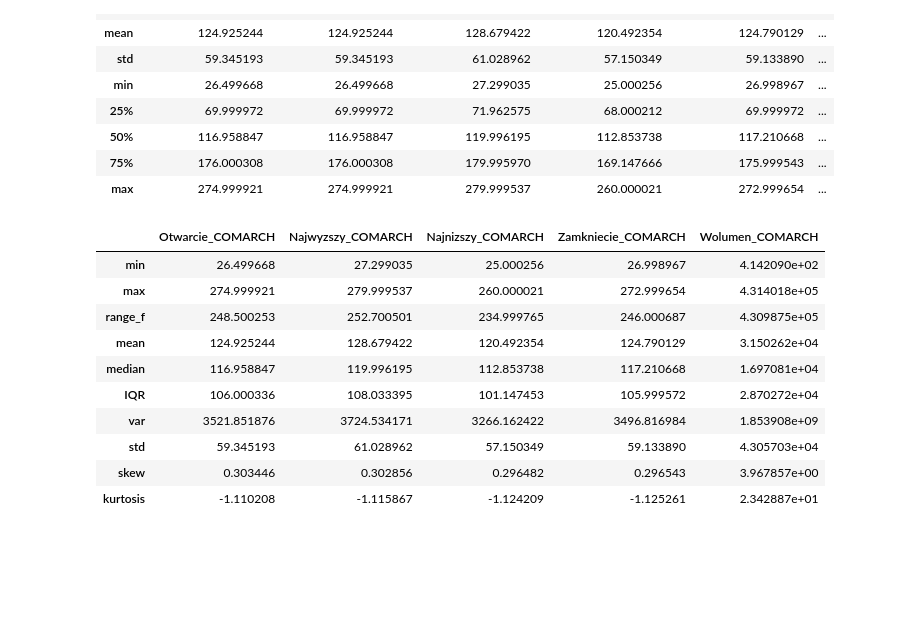
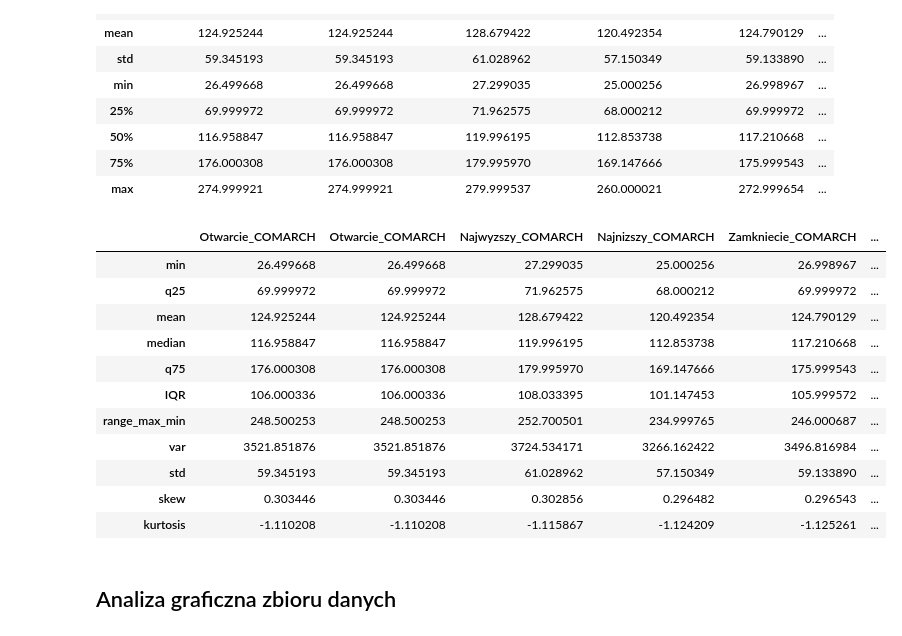
Before and after one commit to andkoc001/statistical-modeling, a Jupyter notebook: project.ipynb, the cells around one changed output. Saved outputs shown, nothing was run; the diff lists cells and outputs as text; code cells hidden in the pictures; blank space fills up the shorter version.

```diff
--- a/project.ipynb
+++ b/project.ipynb
@@ -103,8 +109,8 @@ ___
 ## Statystyka opisowa
 ### Dla spółki Comarch
 # %%
-merged_df[["Otwarcie_COMARCH", "Otwarcie_COMARCH", "Najwyzszy_COMARCH", "Najnizszy_COMARCH", "Zamkniecie_COMARCH",
-"Wolumen_COMARCH"]].describe()
+comarch_cols = ["Otwarcie_COMARCH", "Otwarcie_COMARCH", "Najwyzszy_COMARCH", "Najnizszy_COMARCH", "Zamkniecie_COMARCH", "Wolumen_COMARCH"]
+merged_df[comarch_cols].describe()
 # %% [output]
 |  | Otwarcie_COMARCH | Otwarcie_COMARCH | Najwyzszy_COMARCH | Najnizszy_COMARCH | Zamkniecie_COMARCH | ... |
 | count | 1094.000000 | 1094.000000 | 1094.000000 | 1094.000000 | 1094.000000 | ... |
@@ -117,34 +123,35 @@ merged_df[["Otwarcie_COMARCH", "Otwarcie_COMARCH", "Najwyzszy_COMARCH", "Najnizs
 | max | 274.999921 | 274.999921 | 279.999537 | 260.000021 | 272.999654 | ... |
 # %%
 # własna funkcja do obliczania inter quartile range (IQR)
+def q25(column):
+    return column.quantile(0.25)
+
+def q75(column):
+    return column.quantile(0.75)
+
 def IQR(column):
     q25, q75 = column.quantile([0.25, 0.75])
     return q75-q25
 
 # własna funkcja do obliczania zakresu
-def range_f(column):
+def range_max_min(column):
     return column.max() - column.min()
 
-charakterystyka = ["min", "max", range_f, "mean", "median", IQR, "var", "std", "skew", "kurtosis"]
+charakterystyka = ["min", q25, "mean", "median", q75, IQR, range_max_min, "var", "std", "skew", "kurtosis"]
 # %%
-merged_df.agg(
-    {
-    "Otwarcie_COMARCH": charakterystyka,
-    "Otwarcie_COMARCH": charakterystyka,
-    "Najwyzszy_COMARCH": charakterystyka,
-    "Najnizszy_COMARCH": charakterystyka,
-    "Zamkniecie_COMARCH": charakterystyka,
-    "Wolumen_COMARCH": charakterystyka,
-    })
+merged_df[comarch_cols].agg(charakterystyka)
 # %% [output]
-|  | Otwarcie_COMARCH | Najwyzszy_COMARCH | Najnizszy_COMARCH | Zamkniecie_COMARCH | Wolumen_COMARCH |
-| min | 26.499668 | 27.299035 | 25.000256 | 26.998967 | 4.142090e+02 |
-| max | 274.999921 | 279.999537 | 260.000021 | 272.999654 | 4.314018e+05 |
-| range_f | 248.500253 | 252.700501 | 234.999765 | 246.000687 | 4.309875e+05 |
-| mean | 124.925244 | 128.679422 | 120.492354 | 124.790129 | 3.150262e+04 |
-| median | 116.958847 | 119.996195 | 112.853738 | 117.210668 | 1.697081e+04 |
-| IQR | 106.000336 | 108.033395 | 101.147453 | 105.999572 | 2.870272e+04 |
-| var | 3521.851876 | 3724.534171 | 3266.162422 | 3496.816984 | 1.853908e+09 |
-| std | 59.345193 | 61.028962 | 57.150349 | 59.133890 | 4.305703e+04 |
-| skew | 0.303446 | 0.302856 | 0.296482 | 0.296543 | 3.967857e+00 |
-| kurtosis | -1.110208 | -1.115867 | -1.124209 | -1.125261 | 2.342887e+01 |
+|  | Otwarcie_COMARCH | Otwarcie_COMARCH | Najwyzszy_COMARCH | Najnizszy_COMARCH | Zamkniecie_COMARCH | ... |
+| min | 26.499668 | 26.499668 | 27.299035 | 25.000256 | 26.998967 | ... |
+| q25 | 69.999972 | 69.999972 | 71.962575 | 68.000212 | 69.999972 | ... |
+| mean | 124.925244 | 124.925244 | 128.679422 | 120.492354 | 124.790129 | ... |
+| median | 116.958847 | 116.958847 | 119.996195 | 112.853738 | 117.210668 | ... |
+| q75 | 176.000308 | 176.000308 | 179.995970 | 169.147666 | 175.999543 | ... |
+| IQR | 106.000336 | 106.000336 | 108.033395 | 101.147453 | 105.999572 | ... |
+| range_max_min | 248.500253 | 248.500253 | 252.700501 | 234.999765 | 246.000687 | ... |
+| var | 3521.851876 | 3521.851876 | 3724.534171 | 3266.162422 | 3496.816984 | ... |
+| std | 59.345193 | 59.345193 | 61.028962 | 57.150349 | 59.133890 | ... |
+| skew | 0.303446 | 0.303446 | 0.302856 | 0.296482 | 0.296543 | ... |
+| kurtosis | -1.110208 | -1.110208 | -1.115867 | -1.124209 | -1.125261 | ... |
+# %% [markdown]
+## Analiza graficzna zbioru danych
```
Also changed, not shown: parts of 6 cells of this notebook.
